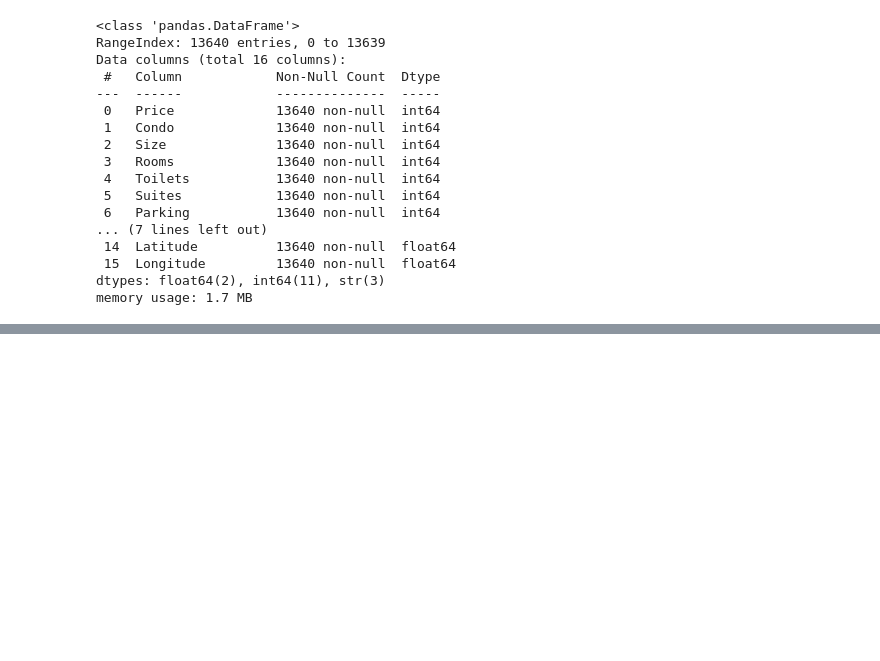
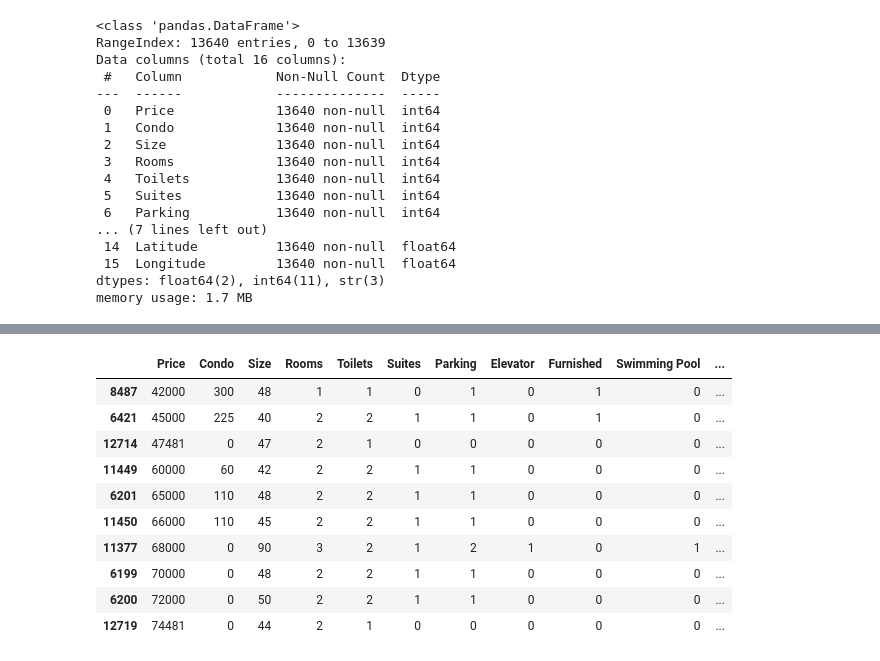
Before and after one commit to lDelmondes/avm-sao-paulo, a Jupyter notebook: 01_auditoria.ipynb, the cells around one changed output, grey strips where cells are left out. Saved outputs shown, nothing was run; the diff lists cells and outputs as text; code cells hidden in the pictures; blank space fills up the shorter version.

```diff
--- a/01_auditoria.ipynb
+++ b/01_auditoria.ipynb
@@ -37,0 +65,6 @@ memory usage: 1.7 MB
+# %%
+df_venda = df[df["Negotiation Type"] == "sale"].copy()
+df_aluguel = df[df["Negotiation Type"] == "rent"].copy()
+
+print("Venda:", df_venda.shape)
+print("Aluguel:", df_aluguel.shape)
@@ -37,0 +112,14 @@ memory usage: 1.7 MB
+# %%
+df_venda.sort_values("Price").head(10)
+# %% [output]
+|  | Price | Condo | Size | Rooms | Toilets | Suites | Parking | Elevator | Furnished | Swimming Pool | ... |
+| 8487 | 42000 | 300 | 48 | 1 | 1 | 0 | 1 | 0 | 1 | 0 | ... |
+| 6421 | 45000 | 225 | 40 | 2 | 2 | 1 | 1 | 0 | 1 | 0 | ... |
+| 12714 | 47481 | 0 | 47 | 2 | 1 | 0 | 0 | 0 | 0 | 0 | ... |
+| 11449 | 60000 | 60 | 42 | 2 | 2 | 1 | 1 | 0 | 0 | 0 | ... |
+| 6201 | 65000 | 110 | 48 | 2 | 2 | 1 | 1 | 0 | 0 | 0 | ... |
+| 11450 | 66000 | 110 | 45 | 2 | 2 | 1 | 1 | 0 | 0 | 0 | ... |
+| 11377 | 68000 | 0 | 90 | 3 | 2 | 1 | 2 | 1 | 0 | 1 | ... |
+| 6199 | 70000 | 0 | 48 | 2 | 2 | 1 | 1 | 0 | 0 | 0 | ... |
+| 6200 | 72000 | 0 | 50 | 2 | 2 | 1 | 1 | 0 | 0 | 0 | ... |
+| 12719 | 74481 | 0 | 44 | 2 | 1 | 0 | 0 | 0 | 0 | 0 | ... |
```
Also changed, not shown: parts of 27 cells of this notebook, 1 other file.
